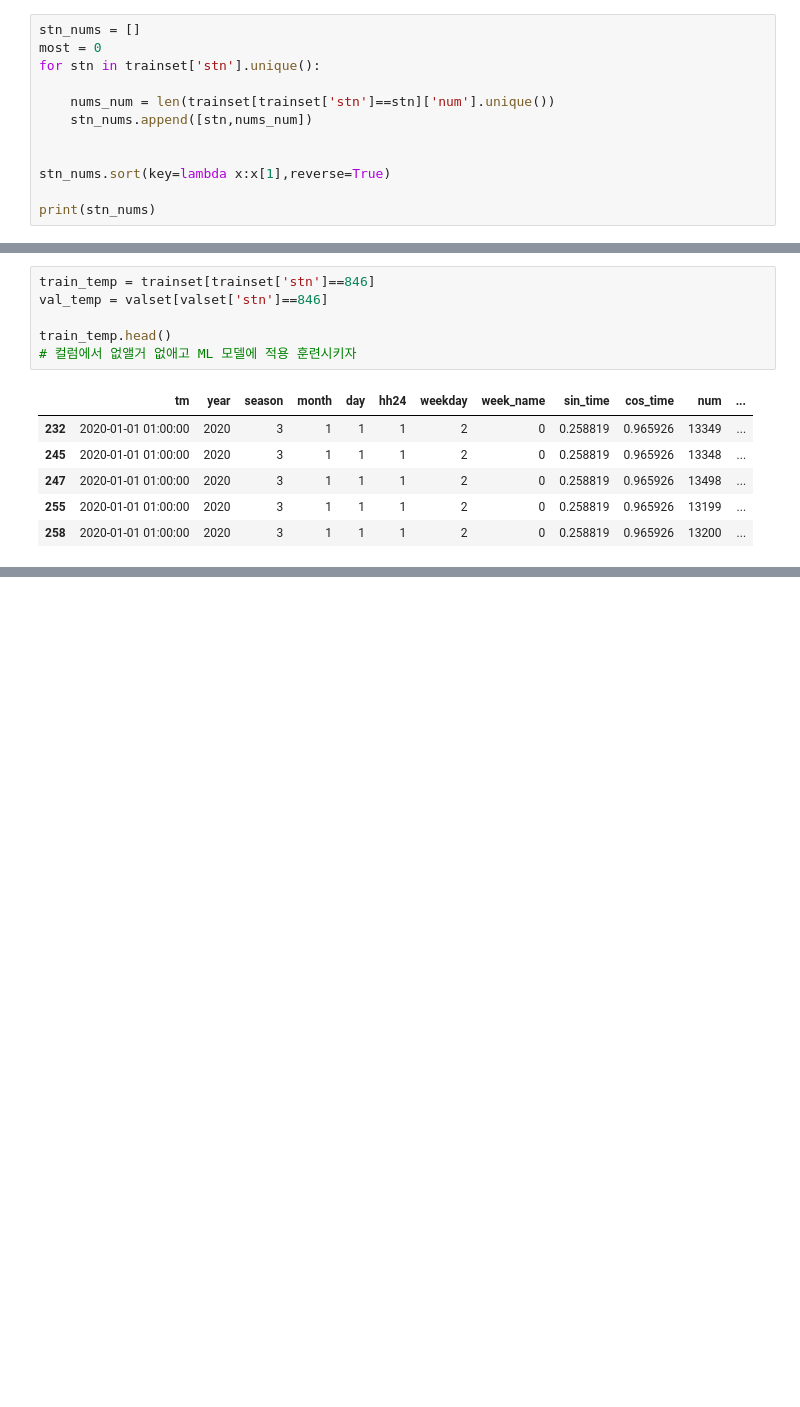
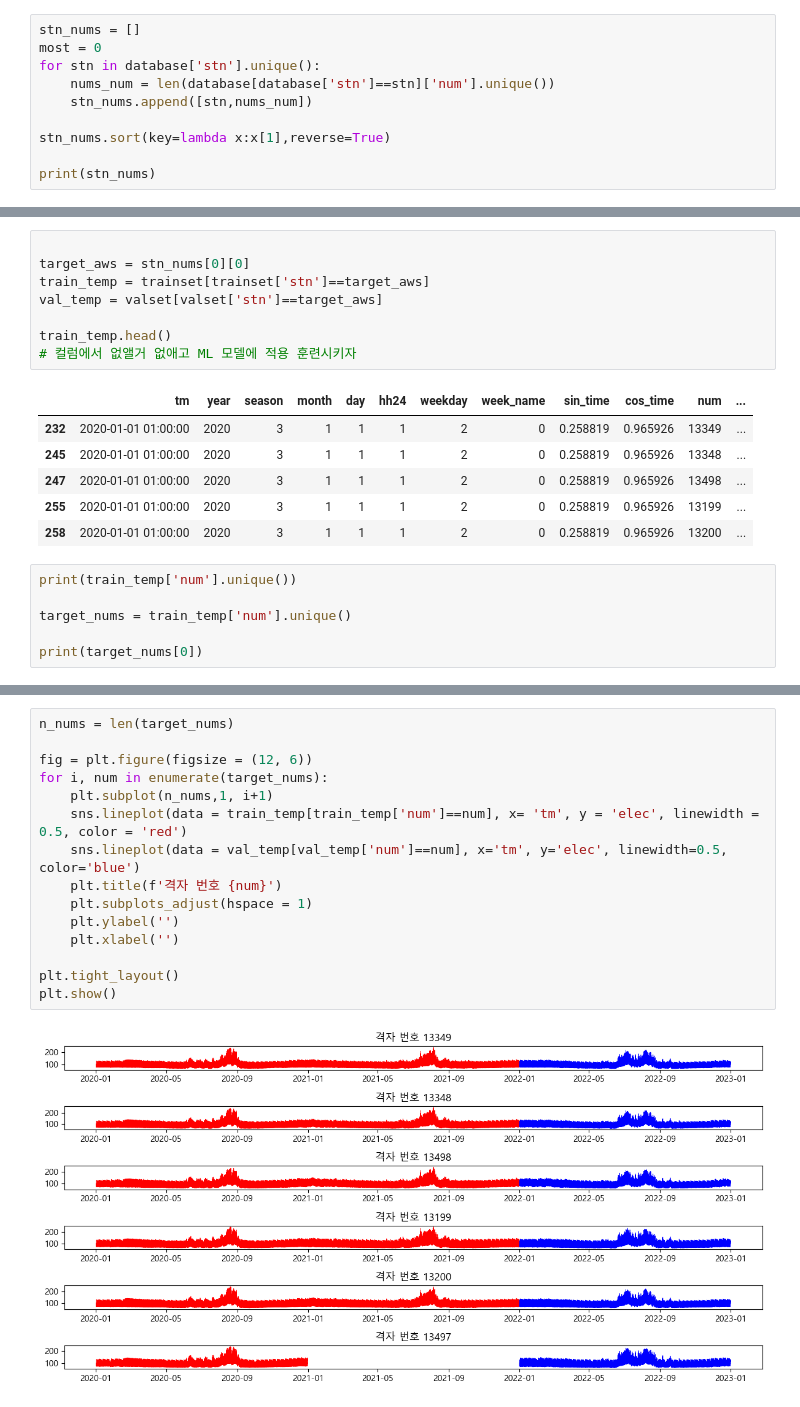
Before and after one commit to khw11044/contest, a Jupyter notebook: 5.1.main_ML.ipynb, the cells around one changed output, grey strips where cells are left out. Drawn from its saved outputs; the diff is of its cells as text; blank space fills up the shorter version.

```diff
--- a/5.1.main_ML.ipynb
+++ b/5.1.main_ML.ipynb
@@ -62,11 +65,9 @@ valset['tm'].min(), valset['tm'].max()
 # %%
 stn_nums = []
 most = 0
-for stn in trainset['stn'].unique():
-
-    nums_num = len(trainset[trainset['stn']==stn]['num'].unique())
+for stn in database['stn'].unique():
+    nums_num = len(database[database['stn']==stn]['num'].unique())
     stn_nums.append([stn,nums_num])
-
 
 stn_nums.sort(key=lambda x:x[1],reverse=True)
 
@@ -74,8 +75,10 @@ print(stn_nums)
 # %% [output]
 [[846, 6], [541, 5], [133, 5], [565, 4], [937, 4], [899, 4], [572, 4], [152, 4], [617, 4], [493, 4], [550, 4], [119, 4], [511, 4], [146, 4], [138, 4], [827, 4], [279, 4], [941, 3], [114, 3], [940, 3], ...
 # %%
-train_temp = trainset[trainset['stn']==846]
-val_temp = valset[valset['stn']==846]
+
+target_aws = stn_nums[0][0]
+train_temp = trainset[trainset['stn']==target_aws]
+val_temp = valset[valset['stn']==target_aws]
 
 train_temp.head()
 # 컬럼에서 없앨거 없애고 ML 모델에 적용 훈련시키자
@@ -86,3 +89,9 @@ train_temp.head()
 | 247 | 2020-01-01 01:00:00 | 2020 | 3 | 1 | 1 | 1 | 2 | 0 | 0.258819 | 0.965926 | 13498 | ... |
 | 255 | 2020-01-01 01:00:00 | 2020 | 3 | 1 | 1 | 1 | 2 | 0 | 0.258819 | 0.965926 | 13199 | ... |
 | 258 | 2020-01-01 01:00:00 | 2020 | 3 | 1 | 1 | 1 | 2 | 0 | 0.258819 | 0.965926 | 13200 | ... |
+# %%
+print(train_temp['num'].unique())
+
+target_nums = train_temp['num'].unique()
+
+print(target_nums[0])
@@ -88,0 +101,17 @@ train_temp.head()
+# %%
+n_nums = len(target_nums)
+
+fig = plt.figure(figsize = (12, 6))
+for i, num in enumerate(target_nums):
+    plt.subplot(n_nums,1, i+1)
+    sns.lineplot(data = train_temp[train_temp['num']==num], x= 'tm', y = 'elec', linewidth = 0.5, color = 'red')
+    sns.lineplot(data = val_temp[val_temp['num']==num], x='tm', y='elec', linewidth=0.5, color='blue')
+    plt.title(f'격자 번호 {num}')
+    plt.subplots_adjust(hspace = 1)
+    plt.ylabel('')
+    plt.xlabel('')
+
+plt.tight_layout()
+plt.show()
+# %% [output]
+[figure, added]
```
Also changed, not shown: parts of 27 cells of this notebook, 2 other files.
